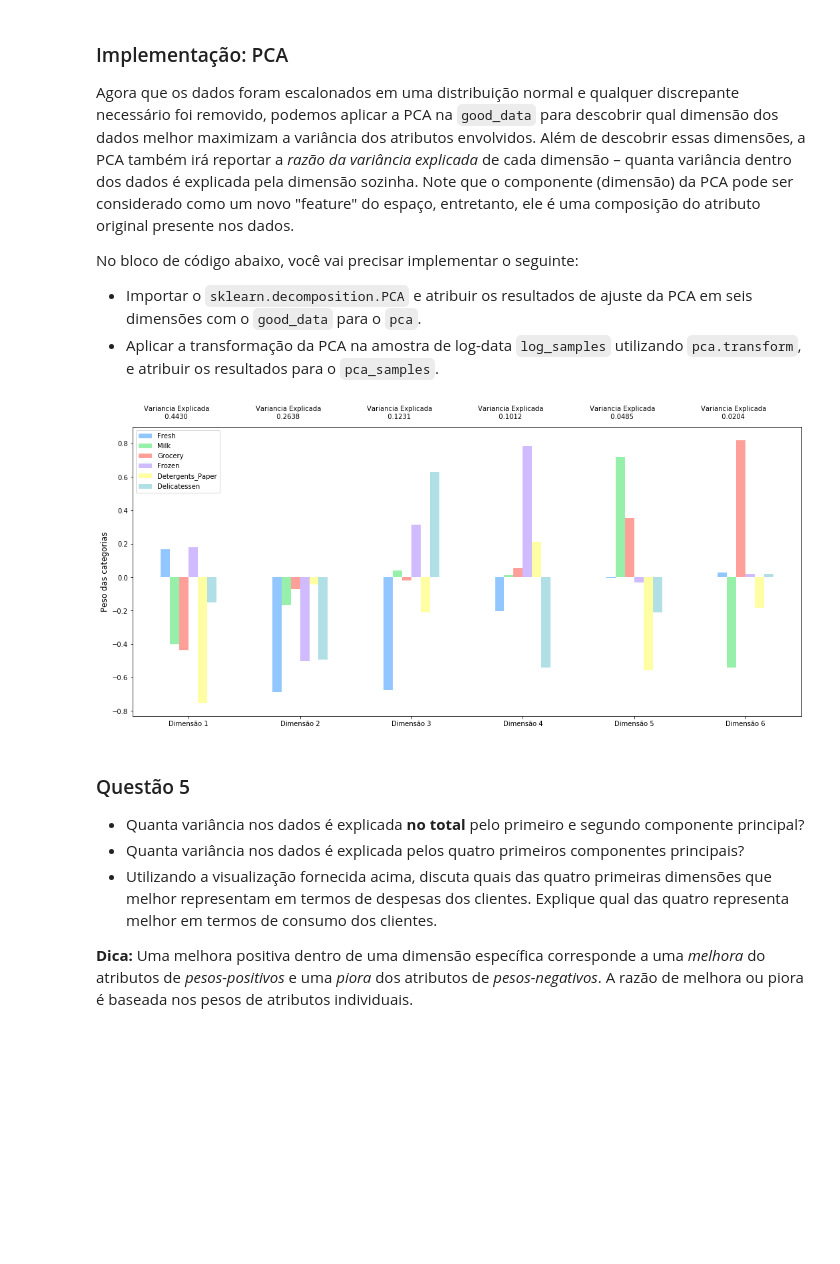
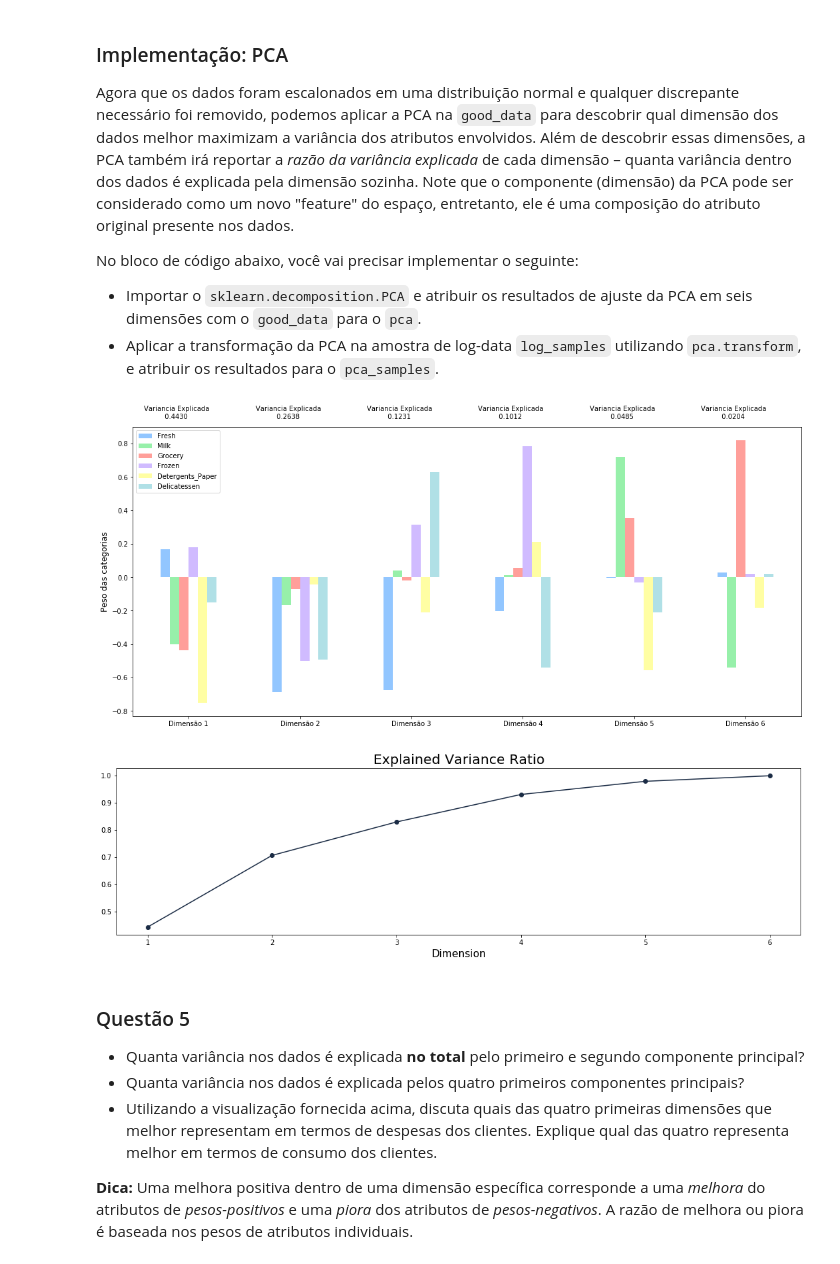
Before and after one commit to rafaelpcustodio/customer_segments, a Jupyter notebook: customer_segments_PT.ipynb, the cells around one changed output. Drawn from its saved outputs; the diff is of its cells as text; code cells hidden in the pictures; blank space fills up the shorter version.

```diff
--- a/customer_segments_PT.ipynb
+++ b/customer_segments_PT.ipynb
@@ -373,33 +377,39 @@ def pca_results(good_data, pca):
 
     components = pd.DataFrame(np.round(pca.components_, 4), columns = good_data.keys())
     components.index = dimensions
 
     ratios = pca.explained_variance_ratio_.reshape(len(pca.components_), 1)
     variance_ratios = pd.DataFrame(np.round(ratios, 4), columns = ['Variancia'])
     variance_ratios.index = dimensions
 
     plt.style.use('seaborn-pastel')
     fig, ax = plt.subplots(figsize = (18,8))
 
     components.plot(ax = ax, kind = 'bar');
     ax.set_ylabel("Peso das categorias", fontsize=12)
     ax.set_xticklabels(dimensions, rotation=0)
 
     for i, ev in enumerate(pca.explained_variance_ratio_):
         ax.text(i-0.40, ax.get_ylim()[1] + 0.05, "Variancia Explicada\n          %.4f"%(ev))
 
     return pd.concat([variance_ratios, components], axis = 1)
 
 # TODO: Aplique a PCA ao ajustar os bons dados com o mesmo número de dimensões como atributos
 pca = PCA(n_components=len(good_data.keys())).fit(good_data)
 
 # TODO: Transforme a amostra de data-log utilizando o ajuste da PCA acima
 pca_samples = pca.transform(log_samples)
 
 # Gere o plot dos resultados da PCA
 pca_result = pca_results(good_data, pca);
+
+plt.figure(figsize=(18,4.5))
+plt.plot(np.arange(1, 7), np.cumsum(pca.explained_variance_ratio_), '-o', c='#1b2c45')
+plt.xlabel('Dimension', fontsize=15)
+plt.title('Explained Variance Ratio', fontsize=20);
 # %% [output]
 [figure]
+[figure, added]
 # %% [markdown]
 ### Questão 5
 - Quanta variância nos dados é explicada **no total** pelo primeiro e segundo componente principal?
```
Also changed, not shown: parts of 2 cells of this notebook.
